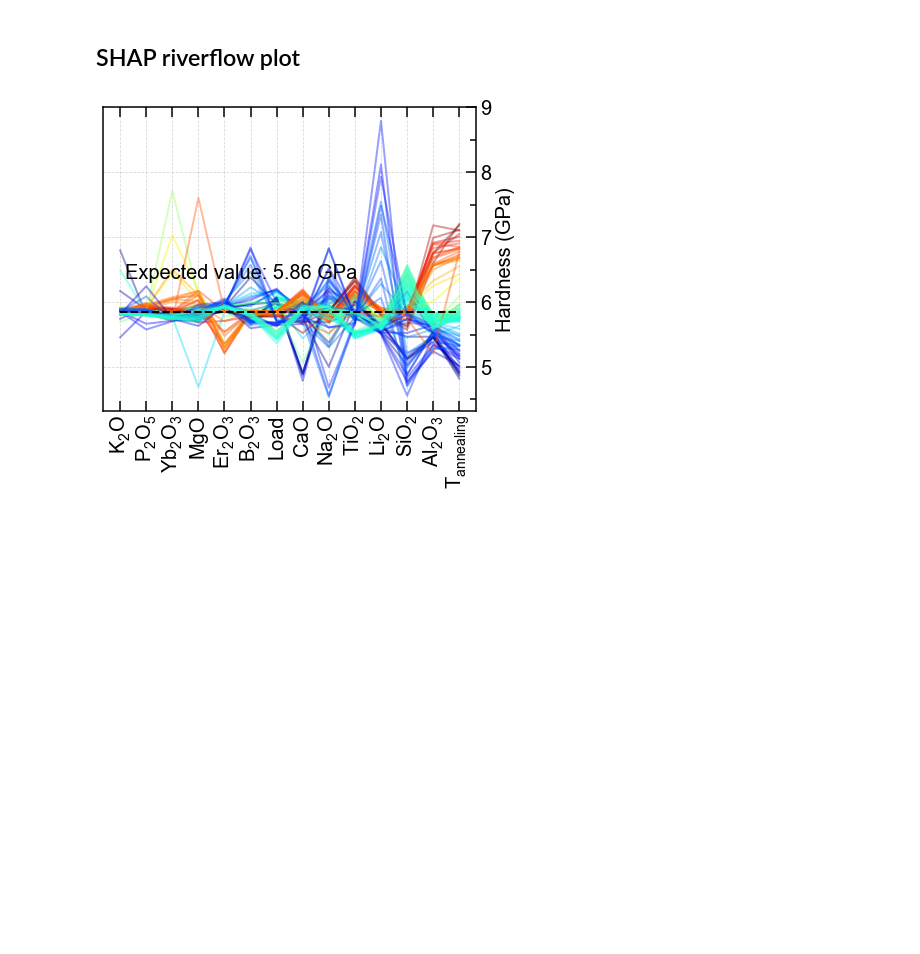
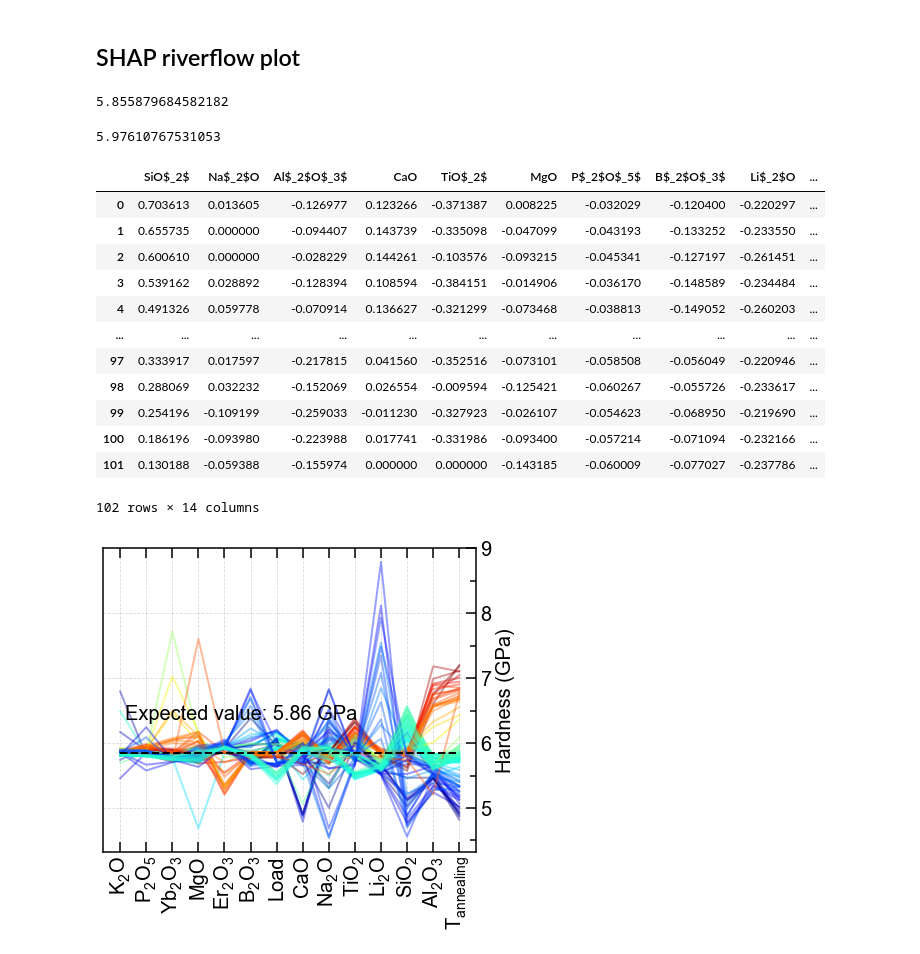
Before and after one commit to m3rg-repo/machine_learning_glass, a Jupyter notebook: Hardness_process_testing/shap_plots.ipynb, the cells around one changed output. Cells and saved outputs as stored; diff of their text form; code cells hidden in the pictures; blank space fills up the shorter version.

```diff
--- a/Hardness_process_testing/shap_plots.ipynb
+++ b/Hardness_process_testing/shap_plots.ipynb
@@ -55,6 +73,30 @@ descending_order = list(df_sv.abs().mean(axis=0).sort_values(ascending=False).in
 #for river plot
 river_sv = df_sv[descending_order[::-1]]
 expected_value = explainer.expected_value
+# %%
+expected_value
+# %% [output]
+5.855879684582182
+# %%
+river_sv.values[0].sum()+expected_value
+# %% [output]
+5.97610767531053
+# %%
+df_sv
+# %% [output]
+|  | SiO$_2$ | Na$_2$O | Al$_2$O$_3$ | CaO | TiO$_2$ | MgO | P$_2$O$_5$ | B$_2$O$_3$ | Li$_2$O | ... |
+| 0 | 0.703613 | 0.013605 | -0.126977 | 0.123266 | -0.371387 | 0.008225 | -0.032029 | -0.120400 | -0.220297 | ... |
+| 1 | 0.655735 | 0.000000 | -0.094407 | 0.143739 | -0.335098 | -0.047099 | -0.043193 | -0.133252 | -0.233550 | ... |
+| 2 | 0.600610 | 0.000000 | -0.028229 | 0.144261 | -0.103576 | -0.093215 | -0.045341 | -0.127197 | -0.261451 | ... |
+| 3 | 0.539162 | 0.028892 | -0.128394 | 0.108594 | -0.384151 | -0.014906 | -0.036170 | -0.148589 | -0.234484 | ... |
+| 4 | 0.491326 | 0.059778 | -0.070914 | 0.136627 | -0.321299 | -0.073468 | -0.038813 | -0.149052 | -0.260203 | ... |
+| ... | ... | ... | ... | ... | ... | ... | ... | ... | ... | ... |
+| 97 | 0.333917 | 0.017597 | -0.217815 | 0.041560 | -0.352516 | -0.073101 | -0.058508 | -0.056049 | -0.220946 | ... |
+| 98 | 0.288069 | 0.032232 | -0.152069 | 0.026554 | -0.009594 | -0.125421 | -0.060267 | -0.055726 | -0.233617 | ... |
+| 99 | 0.254196 | -0.109199 | -0.259033 | -0.011230 | -0.327923 | -0.026107 | -0.054623 | -0.068950 | -0.219690 | ... |
+| 100 | 0.186196 | -0.093980 | -0.223988 | 0.017741 | -0.331986 | -0.093400 | -0.057214 | -0.071094 | -0.232166 | ... |
+| 101 | 0.130188 | -0.059388 | -0.155974 | 0.000000 | 0.000000 | -0.143185 | -0.060009 | -0.077027 | -0.237786 | ... |
+102 rows × 14 columns
 # %%
 import matplotlib
 
```
Also changed, not shown: parts of 10 cells of this notebook, 2 other files.
